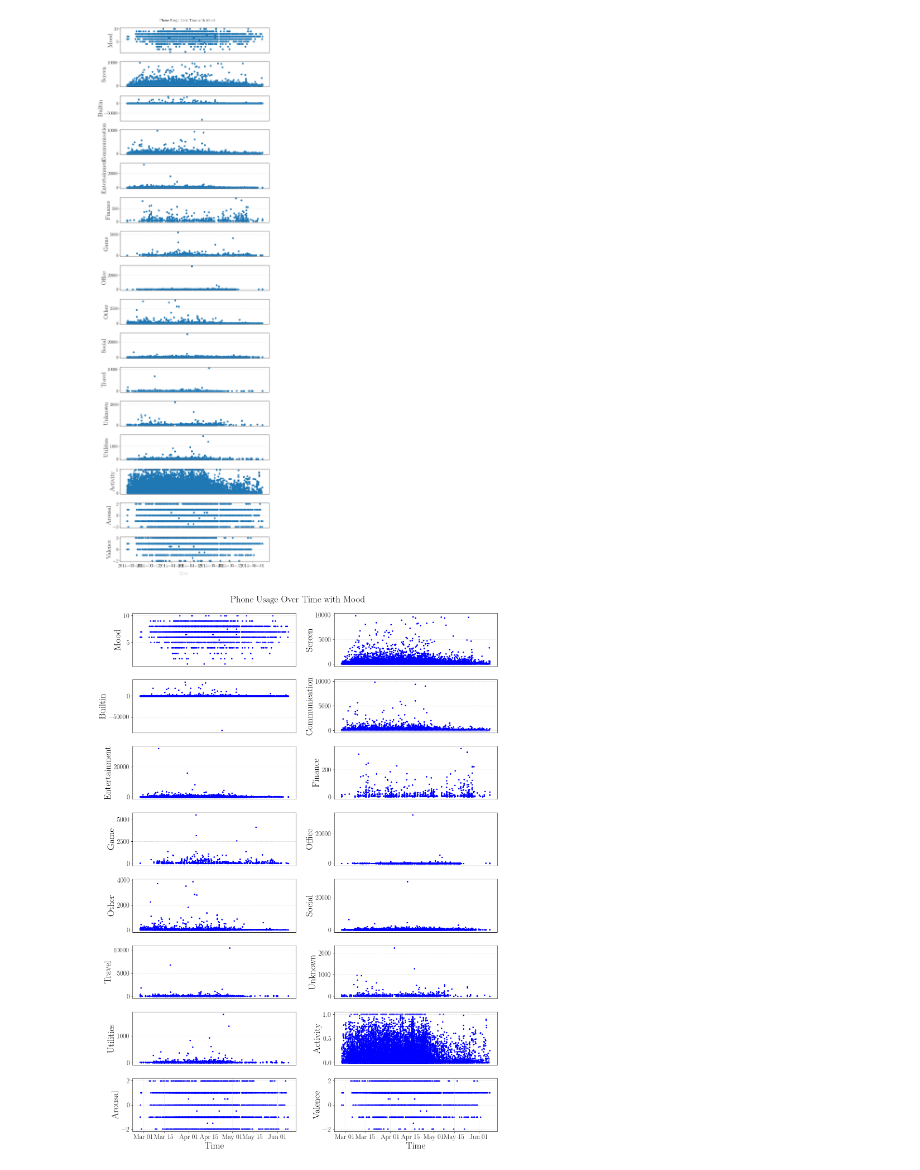
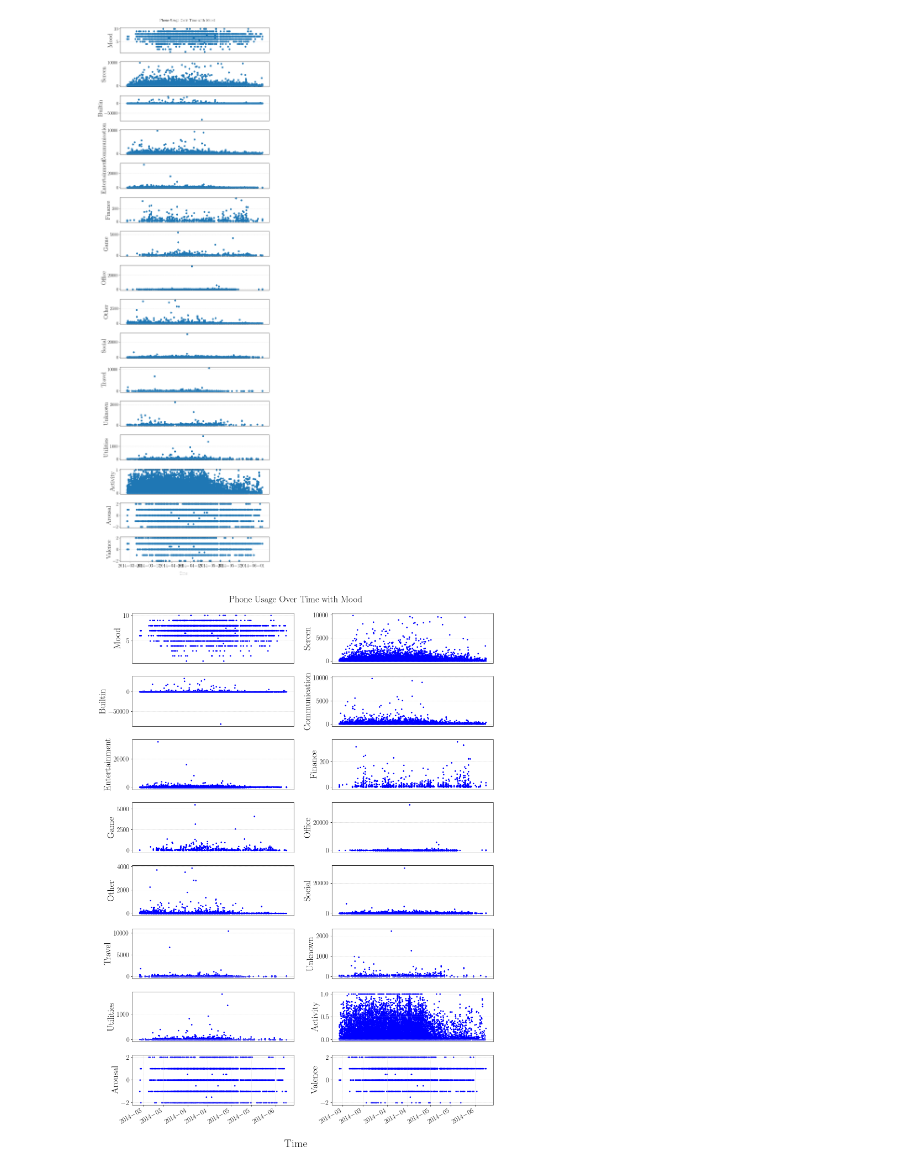
Before and after one commit to AmirSahrani/DMT_Assignments, a Jupyter notebook: notebooks/visualize.ipynb, the cells around one changed output. Cells and saved outputs as stored; diff of their text form; code cells hidden in the pictures.

```diff
--- a/notebooks/visualize.ipynb
+++ b/notebooks/visualize.ipynb
@@ -136,38 +139,41 @@ finance = data['appCat.finance']
 game = data['appCat.game']
 office = data['appCat.office']
 other = data['appCat.other']
 social = data['appCat.social']
 travel = data['appCat.travel']
 unknown = data['appCat.unknown']
 utilities = data['appCat.utilities']
 
 y_labels = ['Mood', 'Screen', 'Builtin', 'Communication', 'Entertainment', 'Finance', 'Game',
             'Office', 'Other', 'Social', 'Travel', 'Unknown', 'Utilities', 'Activity', 'Arousal', 'Valence']
 
 fig, axes = plt.subplots(nrows=8, ncols=2, figsize=(15, 20))
 axes = axes.flatten()  # Flatten the 2D array of axes for easier indexing
 
 for i, (label, y_data) in enumerate(zip(y_labels, [mood, screen, builtin, communication,
                                                     entertainment, finance, game, office,
                                                     other, social, travel, unknown, utilities,
                                                     activity, arousal, valence])):
     axes[i].scatter(data["time"], y_data, label=label, s=8, c='blue')
     axes[i].set_ylabel(label)
 
 for i in range(14):
     axes[i].set_xticklabels([])
     axes[i].set_xticks([])
     axes[i].set_ylabel(y_labels[i])
 
-axes[14].xaxis.set_major_formatter(mdates.DateFormatter('%b %d'))
-axes[15].xaxis.set_major_formatter(mdates.DateFormatter('%b %d'))
-axes[14].set_xlabel('Time')
-axes[15].set_xlabel('Time')
+axes[14].xaxis.set_major_formatter(mdates.DateFormatter('%Y-%m'))
+axes[15].xaxis.set_major_formatter(mdates.DateFormatter('%Y-%m'))
+fig.autofmt_xdate()
+
+
+fig.supxlabel('Time')
 fig.text(0.5, 1, 'Phone Usage Over Time with Mood', ha='center', fontsize=24)
 plt.tight_layout()
+plt.savefig('../figures/phone_usage_over_time.png')
 plt.show()
 # %% [output]
-[figure, old version]
+[figure, new version]
 # %%
 #Plotting Mood vs ID
 plt.figure(figsize=(12, 6))  # Adjust size as needed
```
Also changed, not shown: parts of 3 cells of this notebook, 19 other files.
